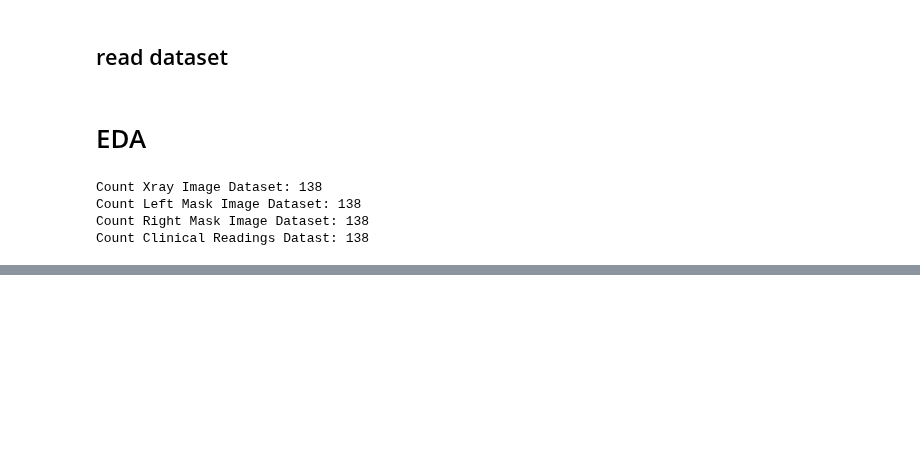
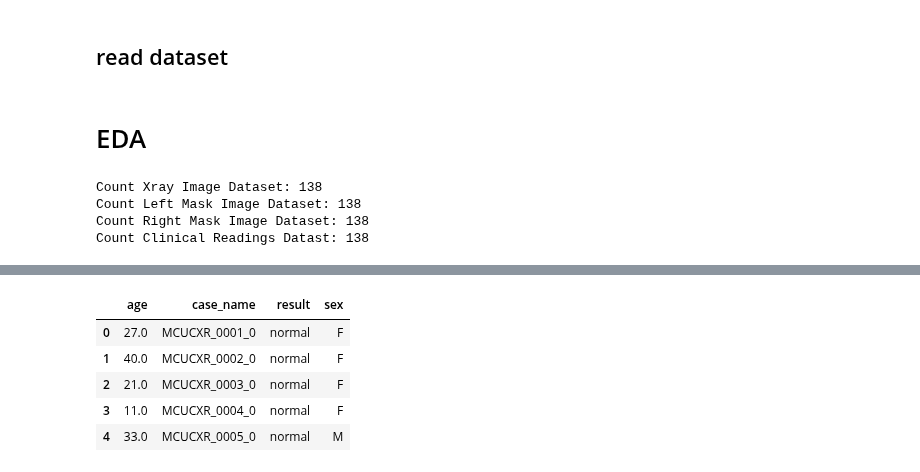
Before and after one commit to jKulrativid/indiv_2021_1_tubeculosis, a Jupyter notebook: MontgomeryTubeculosis.ipynb, the cells around one changed output, grey strips where cells are left out. Drawn from its saved outputs; the diff is of its cells as text; code cells hidden in the pictures; blank space fills up the shorter version.

```diff
--- a/MontgomeryTubeculosis.ipynb
+++ b/MontgomeryTubeculosis.ipynb
@@ -99,7 +99,7 @@ class CRDataset:  # Clinical Readings Dataset
         sex = sex_line.split(': ')[-1].replace('\n', '').replace(' ', '')
         age = age_line.split(': ')[-1].replace('\n', '').replace(' ', '')
         result = result.replace('\n', '')
-        age = int(age[:-2])
+        age = int(age[:-1])
         mapped_value['sex'] = sex
         mapped_value['age'] = age
         mapped_value['result'] = result
@@ -112,21 +112,31 @@ class CRDataset:  # Clinical Readings Dataset
         for base, dirs, files in os.walk(root_dir):
             for file_name in files:
                 file_path = os.path.join(root_dir, file_name)
+
                 with open(file_path, read_mode) as f:
                     lines = f.readlines()
+
                 new_data = CRDataset.map_data(lines)
+                new_data['case_name'] = file_name.split('.')[0]
                 df = df.append(new_data, ignore_index=True)
+
+        df = df.sort_values(by=['case_name'], ignore_index=True)
         return df
+
 
     def __init__(self, root_dir, transform=None):
         self.transform = transform   # transform should be custom one
         self.df = CRDataset.make_df(root_dir)
 
+
     def __len__(self):
         return len(self.df)
 
+
     def __getitem__(self, idx):
-        sample = self.df.iloc[idx]
+        sample_df = self.df.iloc[idx]
+        print(sample_df['result'])
+        sample = {'age': sample_df['age'], 'sex': sample_df['sex'], 'result': 0 if sample_df['result'] == 'normal' else 1}
         if self.transform:
             transform(sample)
         return sample
@@ -150,3 +160,5 @@ Count Xray Image Dataset: 138
 Count Left Mask Image Dataset: 138
 Count Right Mask Image Dataset: 138
 Count Clinical Readings Datast: 138
+# %%
+df = cr_dataset.df  # pass by reference
@@ -152,0 +179,9 @@ Count Clinical Readings Datast: 138
+# %%
+df.head()
+# %% [output]
+|  | age | case_name | result | sex |
+| 0 | 27.0 | MCUCXR_0001_0 | normal | F |
+| 1 | 40.0 | MCUCXR_0002_0 | normal | F |
+| 2 | 21.0 | MCUCXR_0003_0 | normal | F |
+| 3 | 11.0 | MCUCXR_0004_0 | normal | F |
+| 4 | 33.0 | MCUCXR_0005_0 | normal | M |
```
Also changed, not shown: parts of 5 cells of this notebook.
